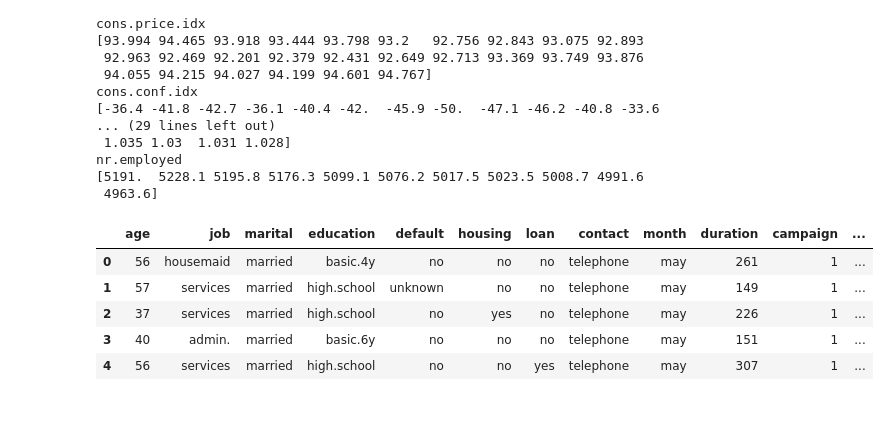
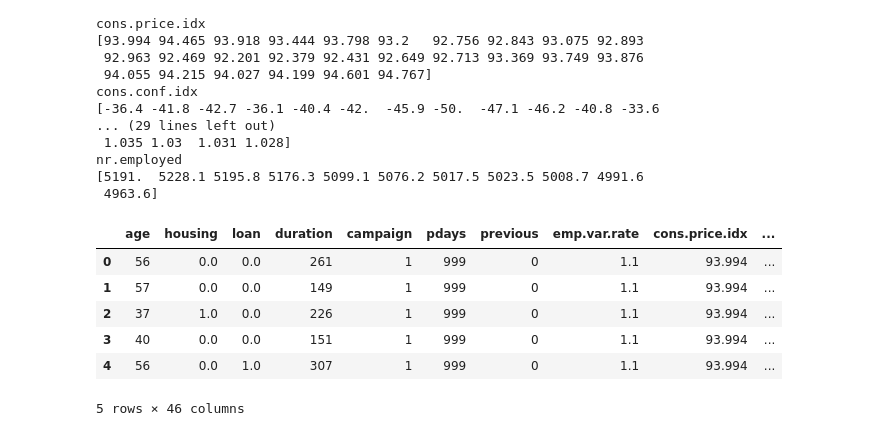
Before and after one commit to tejo30421/Bank-term-deposit, a Jupyter notebook: Draft.ipynb, the cells around one changed output. Saved outputs shown, nothing was run; the diff lists cells and outputs as text; code cells hidden in the pictures.

```diff
--- a/Draft.ipynb
+++ b/Draft.ipynb
@@ -58,6 +60,7 @@ y
 # %%
 btd1=btd.replace(to_replace='\.', value= "_", regex=True)
 btd2=btd1.replace(to_replace='\-', value= "_", regex=True)
+btd2=btd2.rename(columns={"y": "subscribe"})
 btd2
 # %% [output]
 |  | age | job | marital | education | default | housing | loan | contact | month | duration | campaign | ... |
@@ -73,3 +76,5 @@ btd2
 | 41186 | 44 | technician | married | professional_course | no | no | no | cellular | nov | 442 | 1 | ... |
 | 41187 | 74 | retired | married | professional_course | no | yes | no | cellular | nov | 239 | 3 | ... |
 41188 rows × 20 columns
+# %%
+btd2['subscribe'] = btd2['subscribe'].replace({'no':0,'yes':1})
@@ -351,12 +384,13 @@ nr.employed
 [5191.  5228.1 5195.8 5176.3 5099.1 5076.2 5017.5 5023.5 5008.7 4991.6
  4963.6]
 # %%
-btd.head().replace({True: 1, False: 0})
+btd3.head().replace({True: 1, False: 0})
 # %% [output]
-|  | age | job | marital | education | default | housing | loan | contact | month | duration | campaign | ... |
-| 0 | 56 | housemaid | married | basic.4y | no | no | no | telephone | may | 261 | 1 | ... |
-| 1 | 57 | services | married | high.school | unknown | no | no | telephone | may | 149 | 1 | ... |
-| 2 | 37 | services | married | high.school | no | yes | no | telephone | may | 226 | 1 | ... |
-| 3 | 40 | admin. | married | basic.6y | no | no | no | telephone | may | 151 | 1 | ... |
-| 4 | 56 | services | married | high.school | no | no | yes | telephone | may | 307 | 1 | ... |
+|  | age | housing | loan | duration | campaign | pdays | previous | emp.var.rate | cons.price.idx | ... |
+| 0 | 56 | 0.0 | 0.0 | 261 | 1 | 999 | 0 | 1.1 | 93.994 | ... |
+| 1 | 57 | 0.0 | 0.0 | 149 | 1 | 999 | 0 | 1.1 | 93.994 | ... |
+| 2 | 37 | 1.0 | 0.0 | 226 | 1 | 999 | 0 | 1.1 | 93.994 | ... |
+| 3 | 40 | 0.0 | 0.0 | 151 | 1 | 999 | 0 | 1.1 | 93.994 | ... |
+| 4 | 56 | 0.0 | 1.0 | 307 | 1 | 999 | 0 | 1.1 | 93.994 | ... |
+5 rows × 46 columns
 # %%
```
Also changed, not shown: parts of 29 cells of this notebook.
